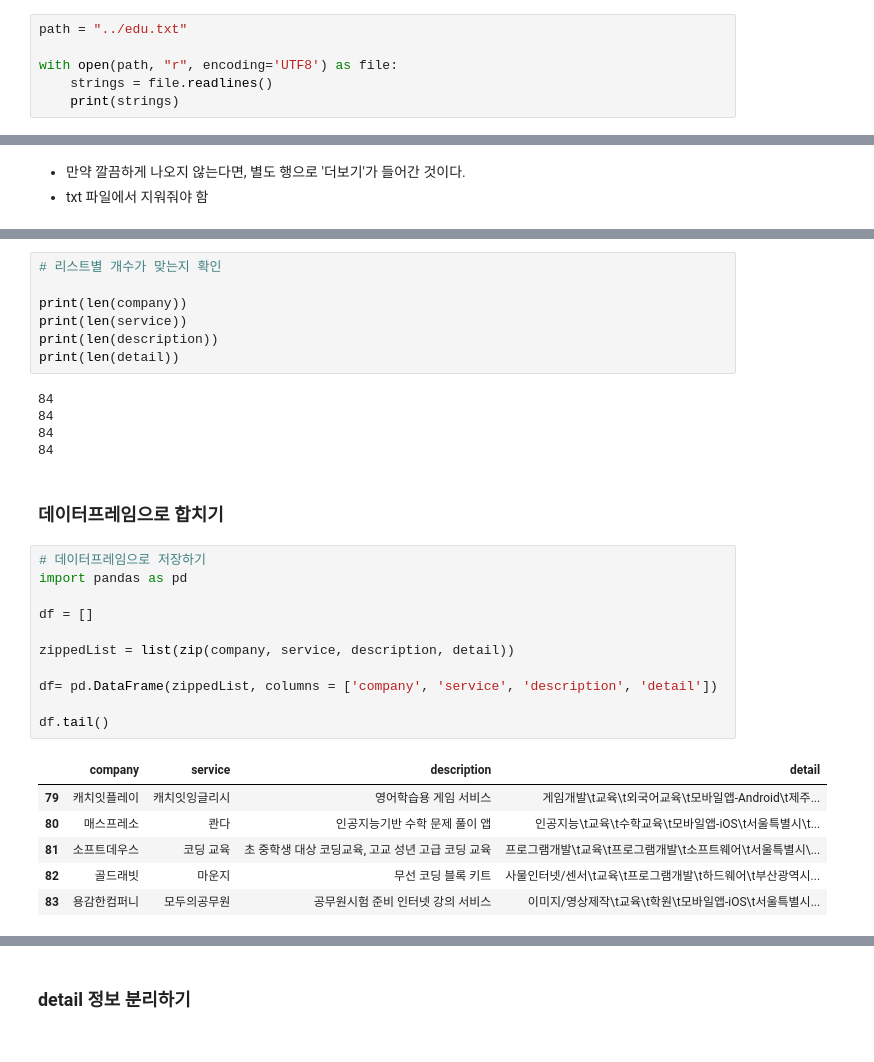
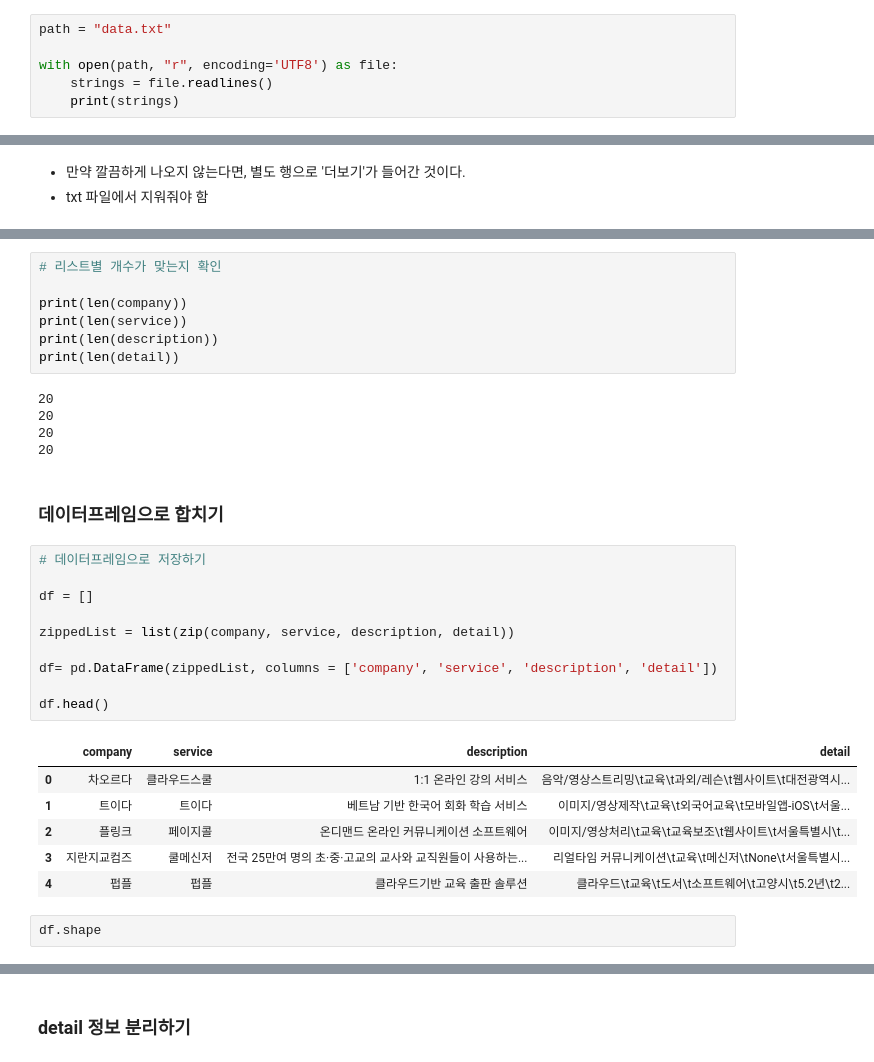
Before and after one commit to JessyMin/webpage_scraping, a Jupyter notebook: 02_theVC/scraping_thevc_byhand.ipynb, the cells around one changed output, grey strips where cells are left out. Cells and saved outputs as stored; diff of their text form.

```diff
--- a/02_theVC/scraping_thevc_byhand.ipynb
+++ b/02_theVC/scraping_thevc_byhand.ipynb
@@ -15,5 +11,5 @@ test = []
 # %%
-path = "../edu.txt"
+path = "data.txt"
 
 with open(path, "r", encoding='UTF8') as file:
     strings = file.readlines()
@@ -73,27 +65,28 @@ print(len(service))
 print(len(description))
 print(len(detail))
 # %% [output]
-84
-84
-84
-84
+20
+20
+20
+20
 # %% [markdown]
 ### 데이터프레임으로 합치기
 # %%
 # 데이터프레임으로 저장하기
-import pandas as pd
 
 df = []
 
 zippedList = list(zip(company, service, description, detail))
 
 df= pd.DataFrame(zippedList, columns = ['company', 'service', 'description', 'detail'])
 
-df.tail()
+df.head()
 # %% [output]
 |  | company | service | description | detail |
-| 79 | 캐치잇플레이 | 캐치잇잉글리시 | 영어학습용 게임 서비스 | 게임개발\t교육\t외국어교육\t모바일앱-Android\t제주... |
-| 80 | 매스프레소 | 콴다 | 인공지능기반 수학 문제 풀이 앱 | 인공지능\t교육\t수학교육\t모바일앱-iOS\t서울특별시\t... |
-| 81 | 소프트데우스 | 코딩 교육 | 초 중학생 대상 코딩교육, 고교 성년 고급 코딩 교육 | 프로그램개발\t교육\t프로그램개발\t소프트웨어\t서울특별시\... |
-| 82 | 골드래빗 | 마운지 | 무선 코딩 블록 키트 | 사물인터넷/센서\t교육\t프로그램개발\t하드웨어\t부산광역시... |
-| 83 | 용감한컴퍼니 | 모두의공무원 | 공무원시험 준비 인터넷 강의 서비스 | 이미지/영상제작\t교육\t학원\t모바일앱-iOS\t서울특별시... |
+| 0 | 차오르다 | 클라우드스쿨 | 1:1 온라인 강의 서비스 | 음악/영상스트리밍\t교육\t과외/레슨\t웹사이트\t대전광역시... |
+| 1 | 트이다 | 트이다 | 베트남 기반 한국어 회화 학습 서비스 | 이미지/영상제작\t교육\t외국어교육\t모바일앱-iOS\t서울... |
+| 2 | 플링크 | 페이지콜 | 온디맨드 온라인 커뮤니케이션 소프트웨어 | 이미지/영상처리\t교육\t교육보조\t웹사이트\t서울특별시\t... |
+| 3 | 지란지교컴즈 | 쿨메신저 | 전국 25만여 명의 초·중·고교의 교사와 교직원들이 사용하는... | 리얼타임 커뮤니케이션\t교육\t메신저\tNone\t서울특별시... |
+| 4 | 펍플 | 펍플 | 클라우드기반 교육 출판 솔루션 | 클라우드\t교육\t도서\t소프트웨어\t고양시\t5.2년\t2... |
+# %%
+df.shape
```
Also changed, not shown: parts of 30 cells of this notebook, 1 other file.
